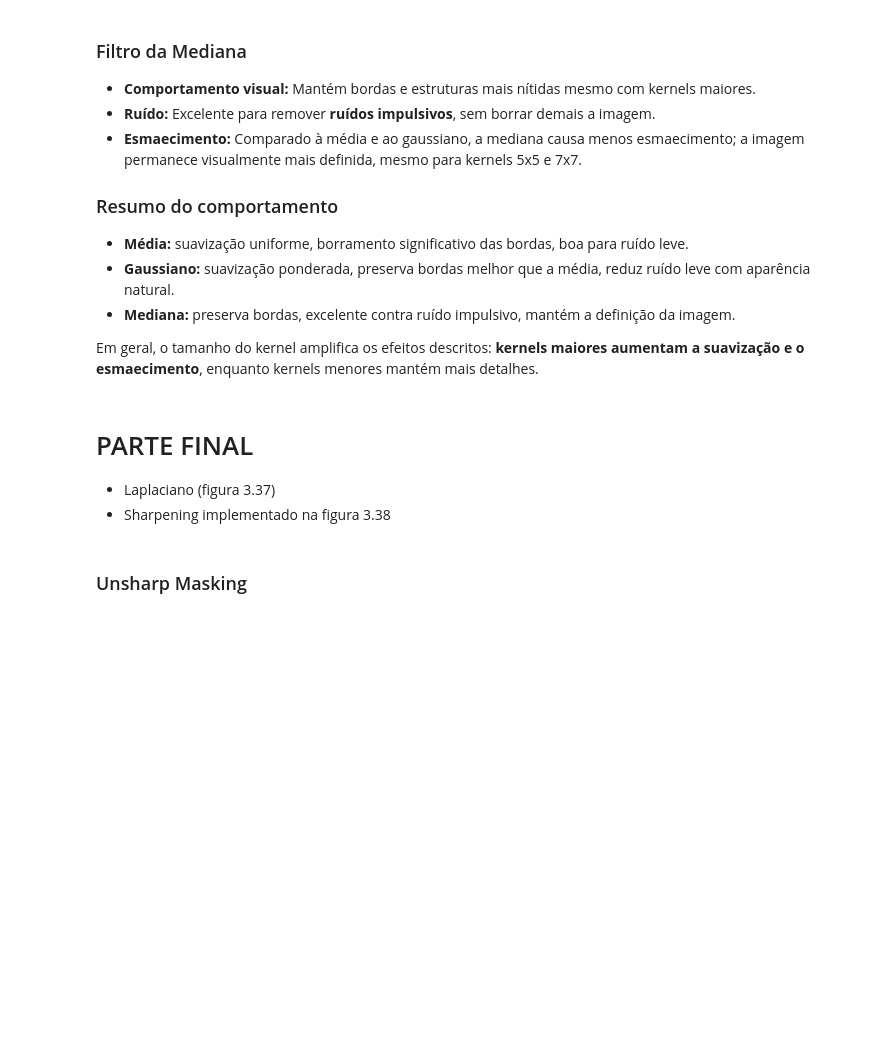
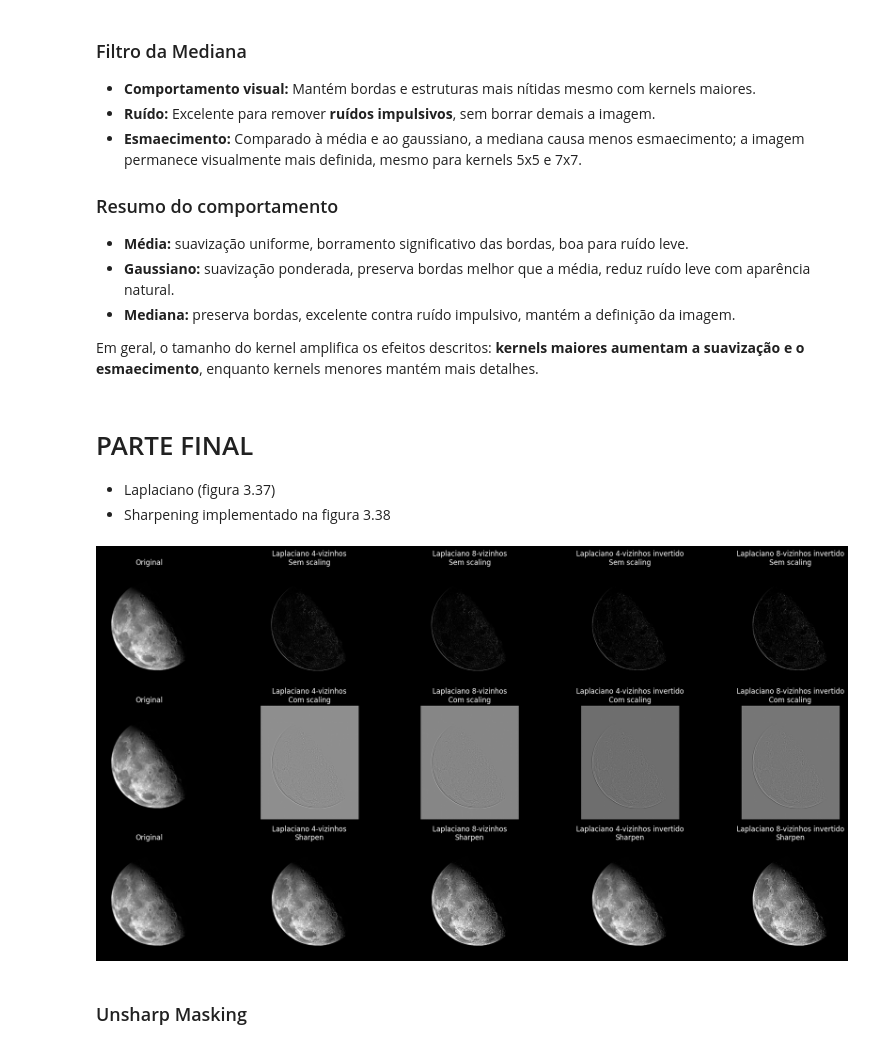
Before and after one commit to jvctrsilva/PDI_T1_Filtragem_Espacial, a Jupyter notebook: Filtragem_Espacial.ipynb, the cells around one changed output. Cells and saved outputs as stored; diff of their text form; code cells hidden in the pictures; blank space fills up the shorter version.

```diff
--- a/Filtragem_Espacial.ipynb
+++ b/Filtragem_Espacial.ipynb
@@ -466,8 +465,7 @@ def laplacian_sharpen(img, kernel):
     return laplacian, sharpen.astype(np.uint8)
 # %%
 #Monta as imagens Laplacian
-img = cv2.imread('data/Fig0338(a)(blurry_moon).tif', 1)
-img_pondered = grayscale_pondered(img)
+img = load_image('moon', 0)
 
 kernels = {
     "Laplaciano 4-vizinhos": laplacian_1,
@@ -489,35 +487,38 @@ plt.imshow(img, cmap='gray')
 plt.title("Original")
 plt.axis('off')
 
 plt.subplot(3, 5, 11)
 plt.imshow(img, cmap='gray')
 plt.title("Original")
 plt.axis('off')
 
 # Colunas 2..5 = kernels
 for i, (name, kernel) in enumerate(kernels.items()):
-    laplacian, sharpen = laplacian_sharpen(img_pondered, kernel)
+    laplacian, sharpen = laplacian_sharpen(img, kernel)
 
     # linha 1 -> Laplaciano sem scaling
+    lap_display = np.clip(laplacian, 0, 255).astype(np.uint8)
     plt.subplot(3, 5, i + 2)
-    plt.imshow(laplacian, cmap='gray', vmin=-255, vmax=255)
+    plt.imshow(lap_display, cmap='gray')
     plt.title(f"{name}\nSem scaling")
     plt.axis('off')
 
     # linha 2 -> Laplaciano com scaling
     plt.subplot(3, 5, i + 7)
     plt.imshow(normalize_minmax(laplacian), cmap='gray')
     plt.title(f"{name}\nCom scaling")
     plt.axis('off')
 
     # linha 3 -> Sharpen
     plt.subplot(3, 5, i + 12)
     plt.imshow(sharpen, cmap='gray')
     plt.title(f"{name}\nSharpen")
     plt.axis('off')
 
 plt.tight_layout()
 plt.show()
+# %% [output]
+[figure, added]
 # %% [markdown]
 ### Unsharp Masking
 # %%
```
Also changed, not shown: parts of 8 cells of this notebook.
